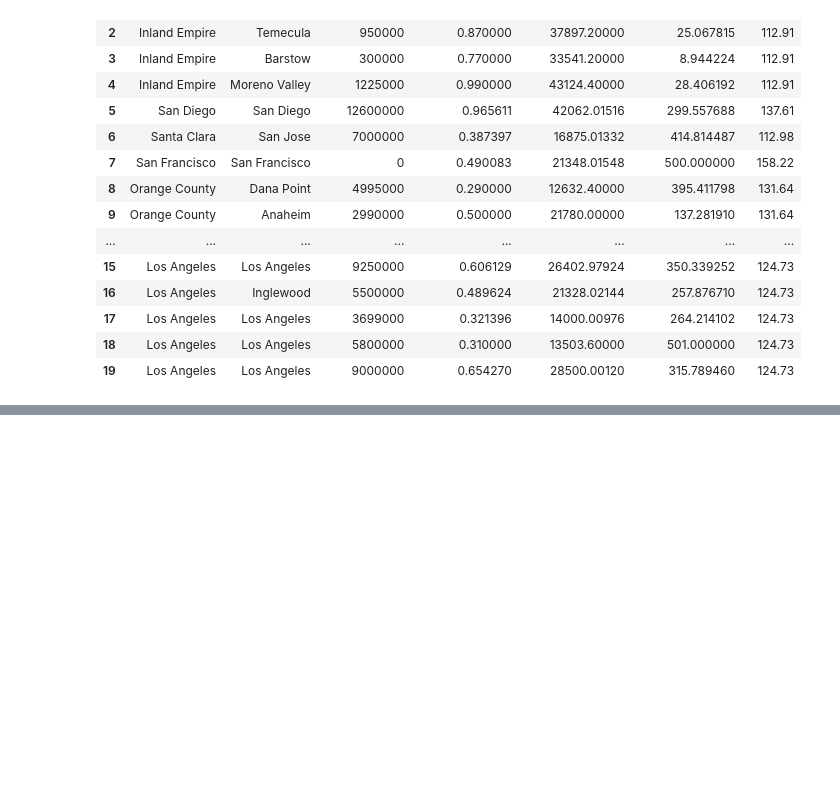
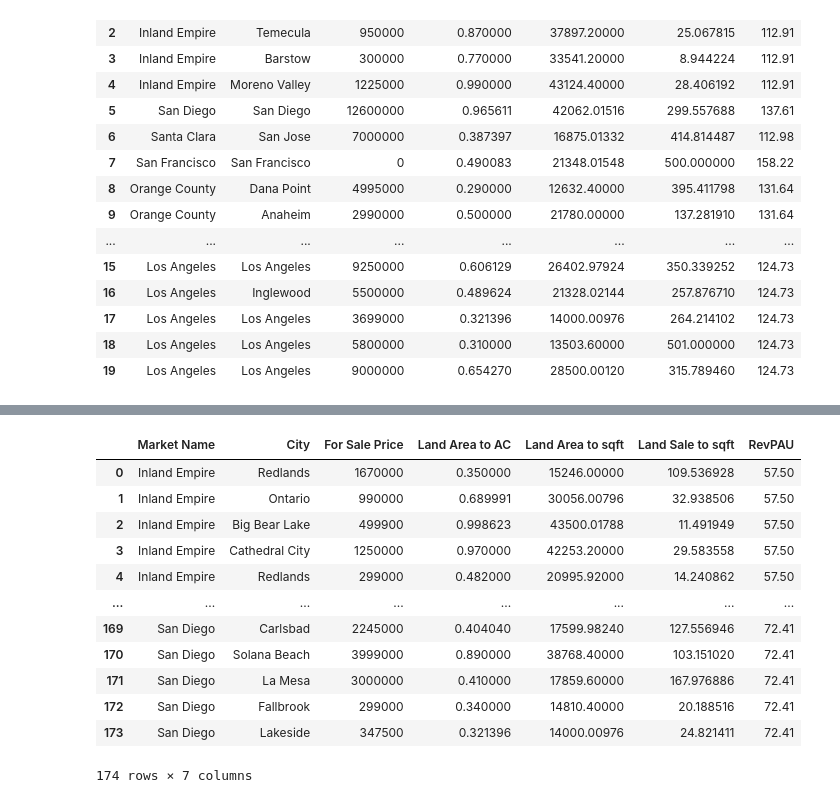
Before and after one commit to shasha920/HotelvsApartmentGrowth, a Jupyter notebook: HuaYang7MarketLandAnalysis.ipynb, the cells around one changed output, grey strips where cells are left out. Drawn from its saved outputs; the diff is of its cells as text; code cells hidden in the pictures; blank space fills up the shorter version.

```diff
--- a/HuaYang7MarketLandAnalysis.ipynb
+++ b/HuaYang7MarketLandAnalysis.ipynb
@@ -78,0 +79,17 @@ plt.show()
+# %%
+df1=pd.read_excel("7MarketApartmentLandAnalysis.xlsx")
+df1
+# %% [output]
+|  | Market Name | City | For Sale Price | Land Area to AC | Land Area to sqft | Land Sale to sqft | RevPAU |
+| 0 | Inland Empire | Redlands | 1670000 | 0.350000 | 15246.00000 | 109.536928 | 57.50 |
+| 1 | Inland Empire | Ontario | 990000 | 0.689991 | 30056.00796 | 32.938506 | 57.50 |
+| 2 | Inland Empire | Big Bear Lake | 499900 | 0.998623 | 43500.01788 | 11.491949 | 57.50 |
+| 3 | Inland Empire | Cathedral City | 1250000 | 0.970000 | 42253.20000 | 29.583558 | 57.50 |
+| 4 | Inland Empire | Redlands | 299000 | 0.482000 | 20995.92000 | 14.240862 | 57.50 |
+| ... | ... | ... | ... | ... | ... | ... | ... |
+| 169 | San Diego | Carlsbad | 2245000 | 0.404040 | 17599.98240 | 127.556946 | 72.41 |
+| 170 | San Diego | Solana Beach | 3999000 | 0.890000 | 38768.40000 | 103.151020 | 72.41 |
+| 171 | San Diego | La Mesa | 3000000 | 0.410000 | 17859.60000 | 167.976886 | 72.41 |
+| 172 | San Diego | Fallbrook | 299000 | 0.340000 | 14810.40000 | 20.188516 | 72.41 |
+| 173 | San Diego | Lakeside | 347500 | 0.321396 | 14000.00976 | 24.821411 | 72.41 |
+174 rows × 7 columns
```
Also changed, not shown: parts of 10 cells of this notebook.
